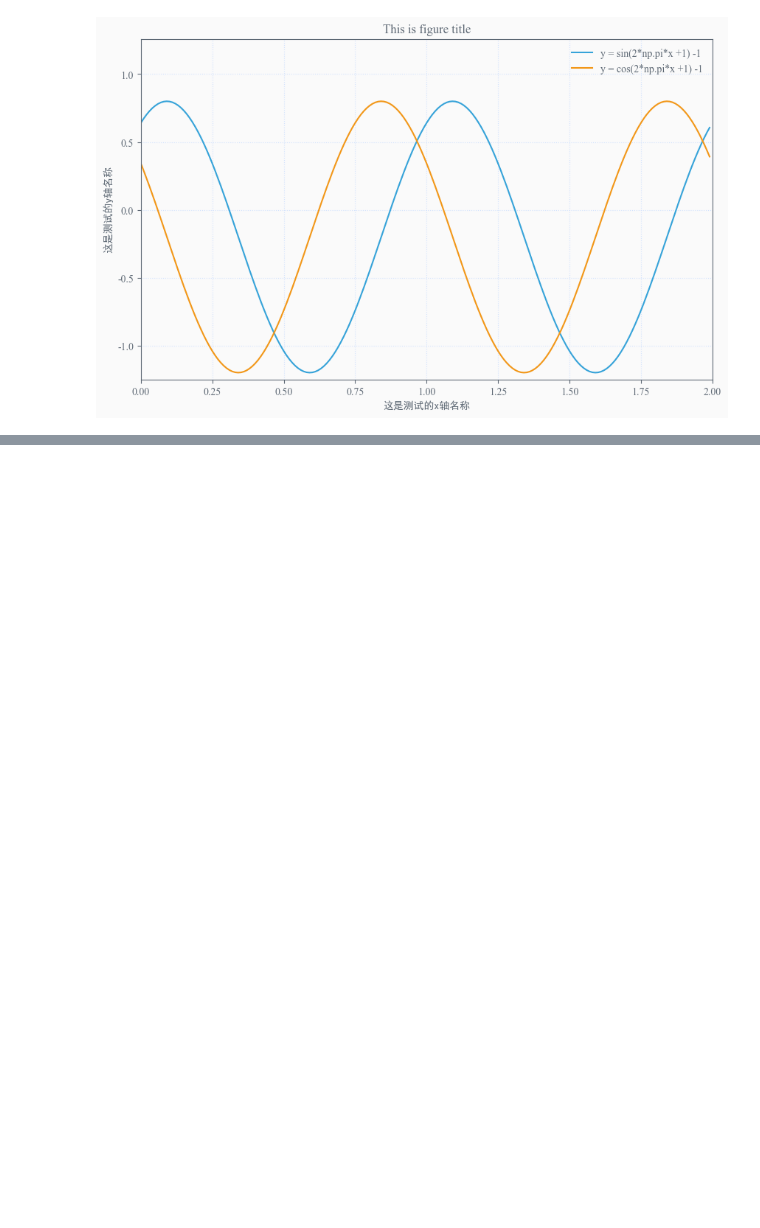
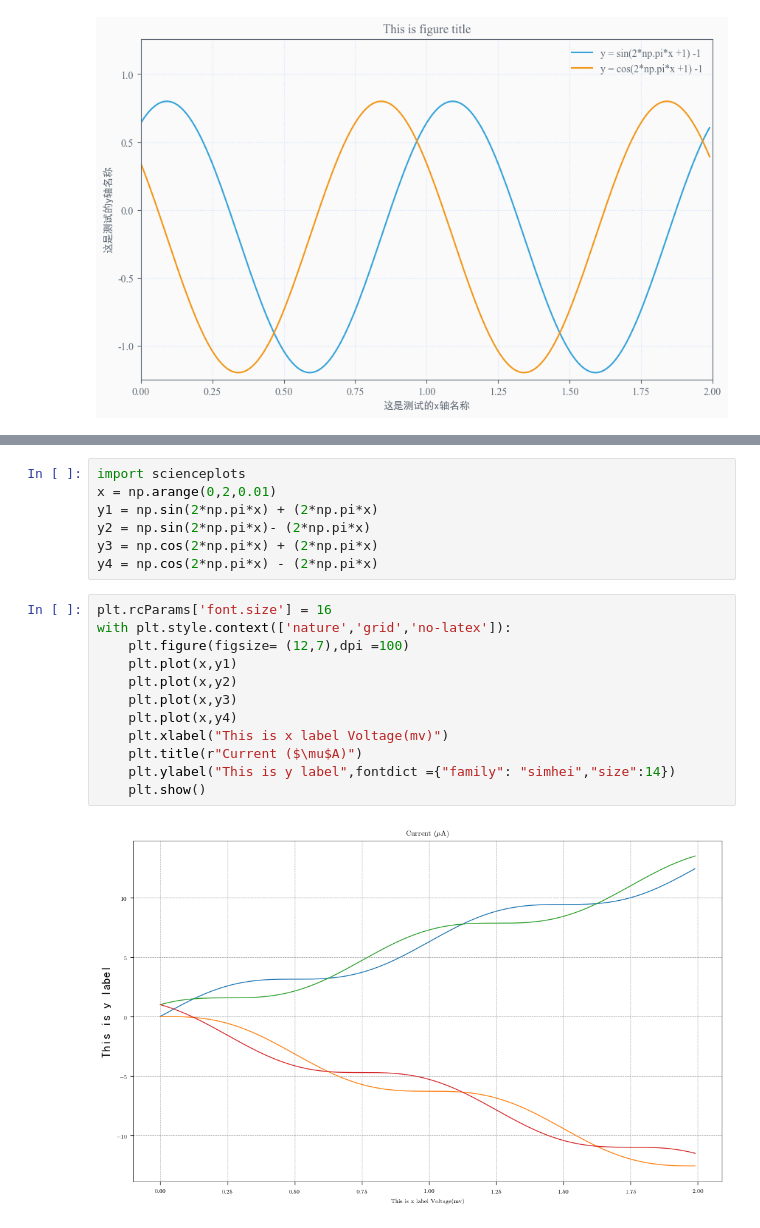
Before and after one commit to 750402142/Python_Learn, a Jupyter notebook: pylearn/模块4-数据可视化/学术.ipynb, the cells around one changed output, grey strips where cells are left out. Cells and saved outputs as stored; diff of their text form; blank space fills up the shorter version.

```diff
--- a/pylearn/模块4-数据可视化/学术.ipynb
+++ b/pylearn/模块4-数据可视化/学术.ipynb
@@ -83,0 +98,21 @@ dict_keys(['dark', 'light', 'mirage'])
+# %%
+import scienceplots
+x = np.arange(0,2,0.01)
+y1 = np.sin(2*np.pi*x) + (2*np.pi*x)
+y2 = np.sin(2*np.pi*x)- (2*np.pi*x)
+y3 = np.cos(2*np.pi*x) + (2*np.pi*x)
+y4 = np.cos(2*np.pi*x) - (2*np.pi*x)
+# %%
+plt.rcParams['font.size'] = 16
+with plt.style.context(['nature','grid','no-latex']):
+    plt.figure(figsize= (12,7),dpi =100)
+    plt.plot(x,y1)
+    plt.plot(x,y2)
+    plt.plot(x,y3)
+    plt.plot(x,y4)
+    plt.xlabel("This is x label Voltage(mv)")
+    plt.title(r"Current ($\mu$A)")
+    plt.ylabel("This is y label",fontdict ={"family": "simhei","size":14})
+    plt.show()
+# %% [output]
+[figure, added]
```
Also changed, not shown: parts of 19 cells of this notebook, 1 other file.
